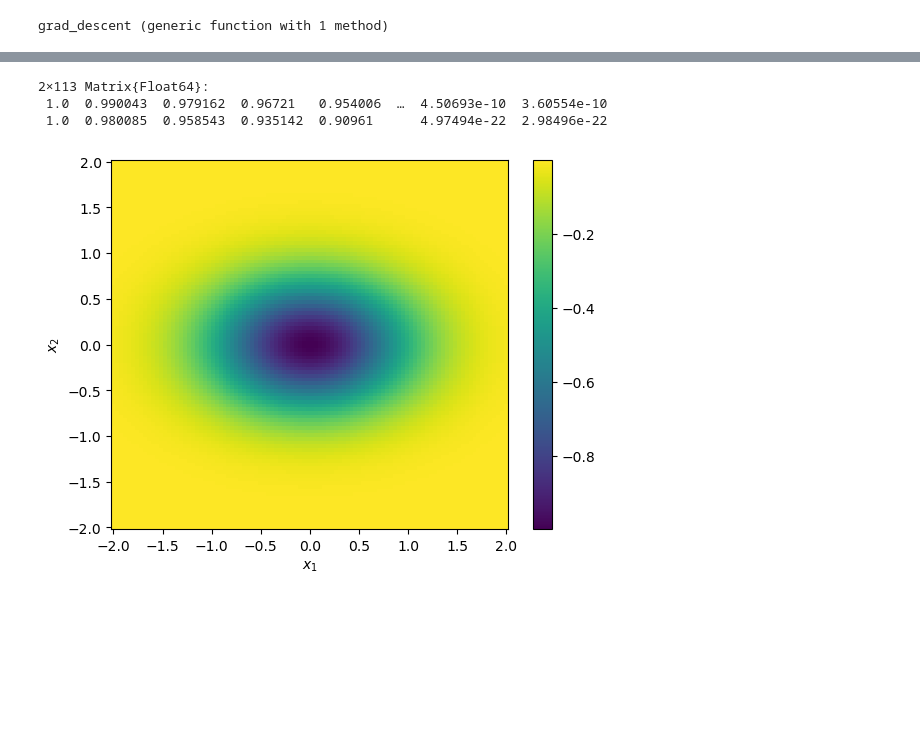
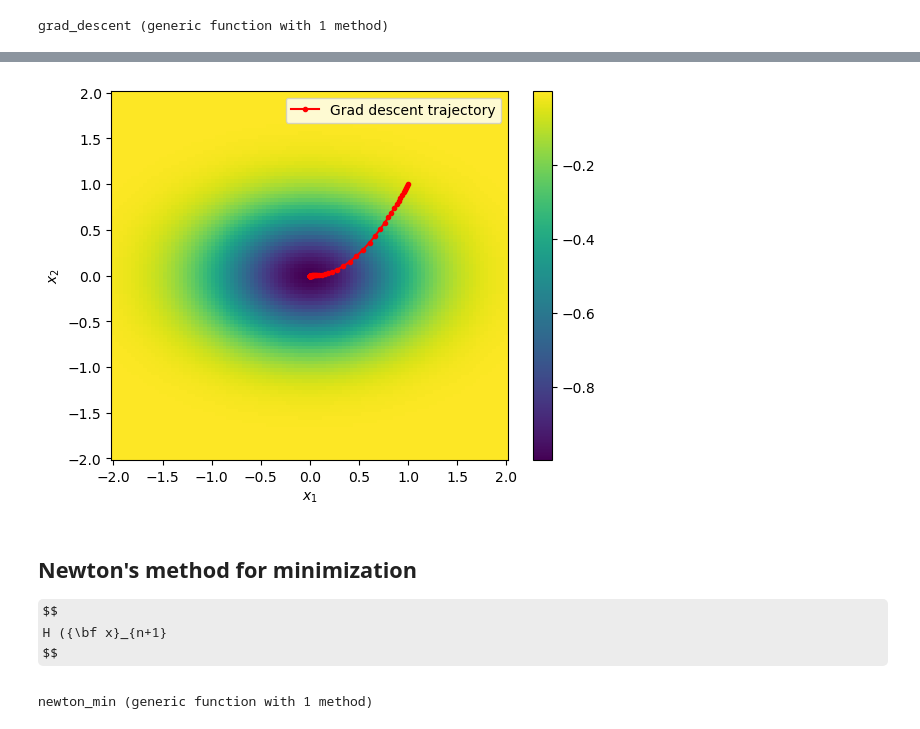
Before and after one commit to tkeegan12/Course_Computational_Physics_and_Engineering, a Jupyter notebook: Module6_Root_Finding_and_Optimization.ipynb, the cells around one changed output, grey strips where cells are left out. Saved outputs shown, nothing was run; the diff lists cells and outputs as text; code cells hidden in the pictures; some formulas as TeX source; blank space fills up the shorter version.

```diff
--- a/Module6_Root_Finding_and_Optimization.ipynb
+++ b/Module6_Root_Finding_and_Optimization.ipynb
@@ -426,7 +426,7 @@ function grad_descent(∇f::Function, γ::Real, 𝐱₀::Vector; max_nsteps::Int
         push!(history_𝐱, 𝐱ₙ₊₁)
 
         if norm(𝐱ₙ₊₁ - 𝐱ₙ) < abstol
-           return history_𝐱
+           return hcat(history_𝐱...)
         end
 
         𝐱ₙ = 𝐱ₙ₊₁
@@ -434,7 +434,7 @@ function grad_descent(∇f::Function, γ::Real, 𝐱₀::Vector; max_nsteps::Int
 
     println("Maximum number of iterations is reached")
 
-    return history_𝐱
+    return hcat(history_𝐱...)
 end
 # %% [output]
 grad_descent (generic function with 1 method)
@@ -472,20 +454,46 @@ history_𝐱 = grad_descent(
-# %%
-hcat(history_𝐱...)
-# %% [output]
-2×113 Matrix{Float64}:
- 1.0  0.990043  0.979162  0.96721   0.954006  …  4.50693e-10  3.60554e-10
- 1.0  0.980085  0.958543  0.935142  0.90961      4.97494e-22  2.98496e-22
 # %%
 y = range(-2, 2, 100)
 x = y'
 
 pcolormesh(x, x, f(x, y))
-
-plot()
+plot(history_𝐱[1, :], history_𝐱[2, :], "r.-", label="Grad descent trajectory")
 
 xlabel(L"x_1")
 ylabel(L"x_2")
+legend()
 colorbar()
 show()
 # %% [output]
-[figure, old version]
+[figure, new version]
+# %% [markdown]
+## Newton's method for minimization
+
+$$
+    H ({\bf x}_{n+1}
+$$
+# %%
+function newton_min(∇f::Function, Hessian::Function, 𝐱₀::Vector; max_nsteps::Int = 1000, abstol::Real = 1e-10)
+
+    𝐱ₙ = 𝐱ₙ₊₁ = 𝐱₀
+
+    history_𝐱 = [𝐱₀]
+
+    for step = 1:max_nsteps
+
+        𝐱ₙ₊₁ = 𝐱ₙ - Hessian(𝐱ₙ) \ ∇f(𝐱ₙ)
+
+        push!(history_𝐱, 𝐱ₙ₊₁)
+
+        if norm(𝐱ₙ₊₁ - 𝐱ₙ) < abstol
+           return hcat(history_𝐱...)
+        end
+
+        𝐱ₙ = 𝐱ₙ₊₁
+    end
+
+    println("Maximum number of iterations is reached")
+
+    return hcat(history_𝐱...)
+end
+# %% [output]
+newton_min (generic function with 1 method)
```
Also changed, not shown: parts of 2 cells of this notebook.
